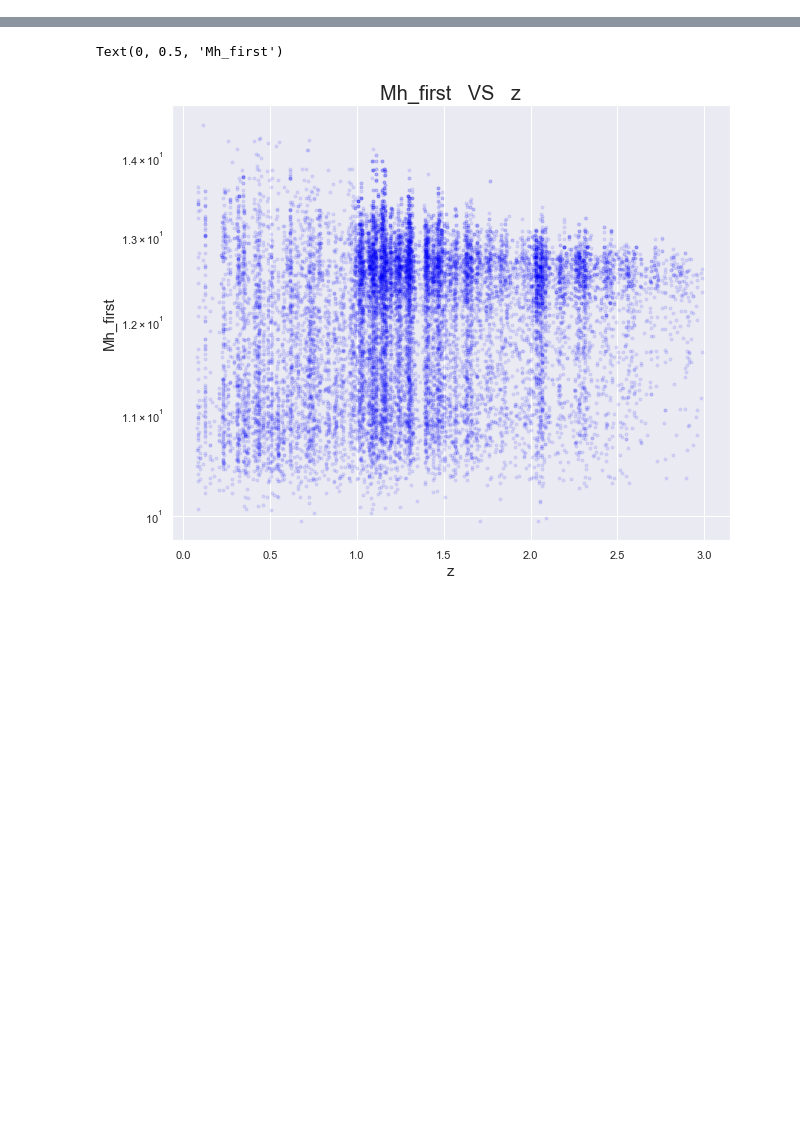
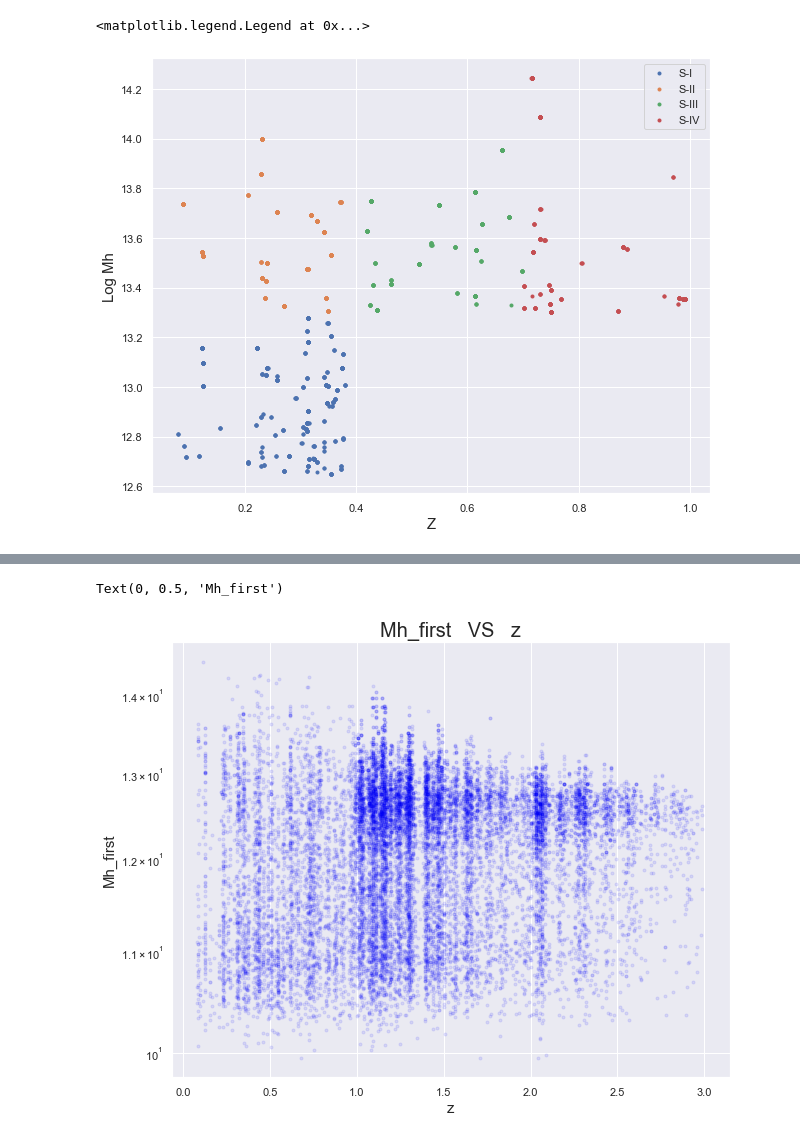
Before and after one commit to halehhajizadeh/Galaxy-Clusters, a Jupyter notebook: visualizing_data.ipynb, the cells around one changed output, grey strips where cells are left out. Drawn from its saved outputs; the diff is of its cells as text; code cells hidden in the pictures; blank space fills up the shorter version.

```diff
--- a/visualizing_data.ipynb
+++ b/visualizing_data.ipynb
@@ -84,0 +144,17 @@ plt.show()
+# %%
+SI = dataset[dataset['category'] == 'S-I']
+SII = dataset[dataset['category'] == 'S-II']
+SIII = dataset[dataset['category'] == 'S-III']
+SIV = dataset[dataset['category'] == 'S-IV']
+
+plt.figure(figsize=(10,8))
+plt.scatter(SI['z[4]'], SI['Mtotgroup[25]'], marker='.', label = 'S-I')
+plt.scatter(SII['z[4]'], SII['Mtotgroup[25]'], marker='.', label = 'S-II')
+plt.scatter(SIII['z[4]'], SIII['Mtotgroup[25]'], marker='.', label = 'S-III')
+plt.scatter(SIV['z[4]'], SIV['Mtotgroup[25]'], marker='.', label = 'S-IV')
+plt.xlabel('Z', fontsize=15)
+plt.ylabel('Log Mh', fontsize=15)
+plt.legend()
+# %% [output]
+<matplotlib.legend.Legend at 0x...>
+[figure, added]
```
Also changed, not shown: parts of 28 cells of this notebook.
